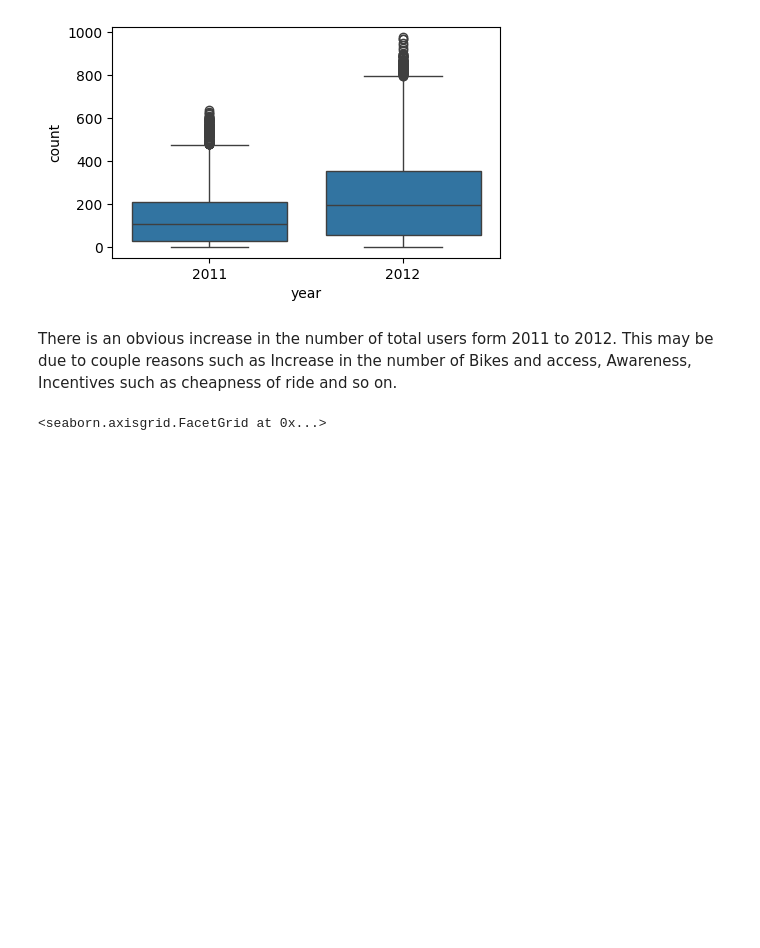
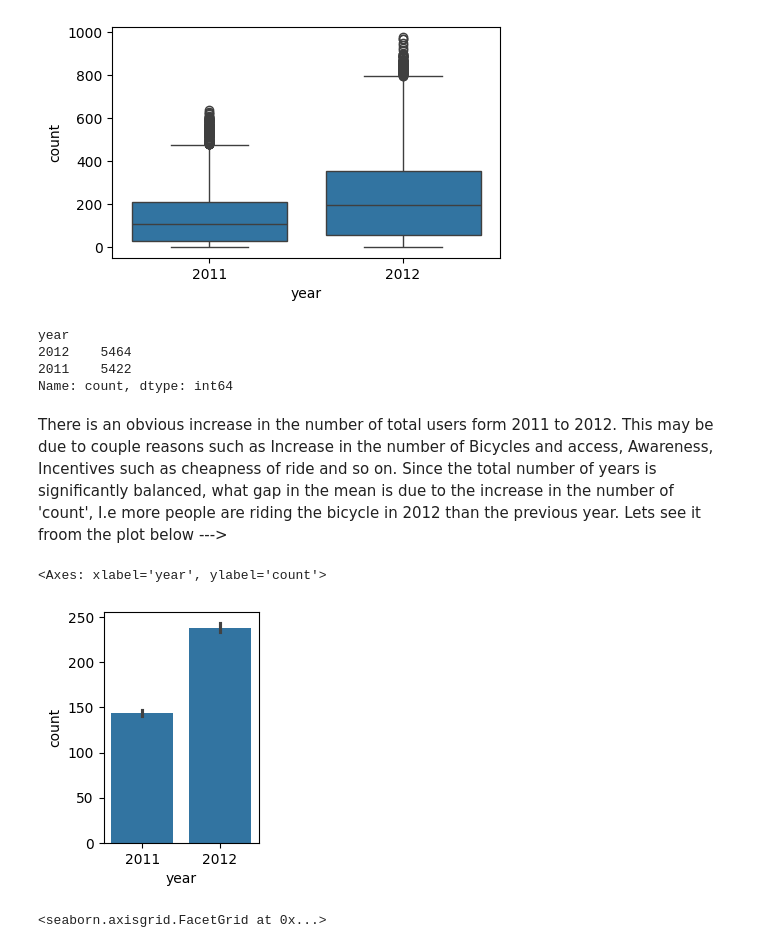
Before and after one commit to Mainasaid/Bike-demand-prediction, a Jupyter notebook: project.ipynb, the cells around one changed output. Saved outputs shown, nothing was run; the diff lists cells and outputs as text; code cells hidden in the pictures; blank space fills up the shorter version.

Commit message:
more data analysis and exploration

```diff
--- a/project.ipynb
+++ b/project.ipynb
@@ -199,8 +199,21 @@ sns.boxplot(data=train_df, x='year', y='count')
 # %% [output]
 <Axes: xlabel='year', ylabel='count'>
 [figure]
+# %%
+train_df['year'].value_counts()
+# %% [output]
+year
+2012    5464
+2011    5422
+Name: count, dtype: int64
 # %% [markdown]
-There is an obvious increase in the number of total users form 2011 to 2012. This may be due to couple reasons such as Increase in the number of Bikes and access, Awareness, Incentives such as cheapness of ride and so on.
+There is an obvious increase in the number of total users form 2011 to 2012. This may be due to couple reasons such as Increase in the number of Bicycles and access, Awareness, Incentives such as cheapness of ride and so on. Since the total number of years is significantly balanced, what gap in the mean is due to the increase in the number of 'count', I.e more people are riding the bicycle in 2012 than the previous year. Lets see it froom the plot below --->
+# %%
+plt.figure(figsize=(2,3))
+sns.barplot(data=train_df,x='year',y='count')
+# %% [output]
+<Axes: xlabel='year', ylabel='count'>
+[figure, added]
 # %%
 sns.displot(data=train_df,x='count')
 # %% [output]
```
Also changed, not shown: parts of 8 cells of this notebook.
